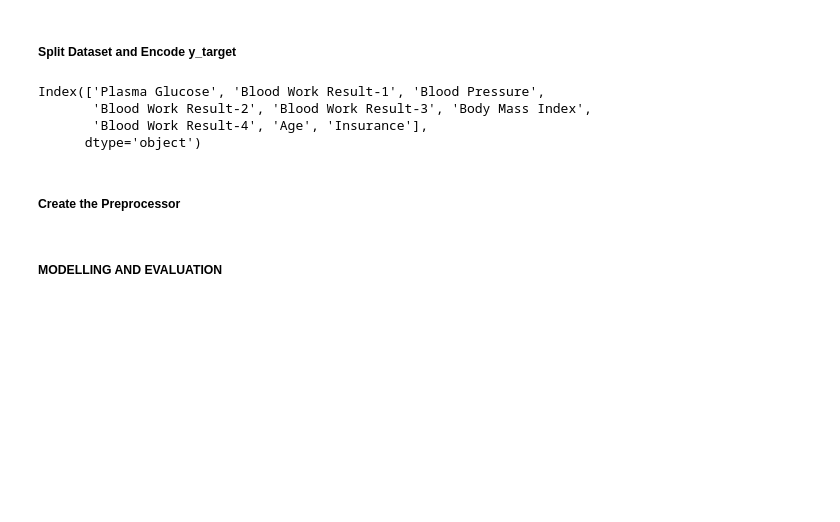
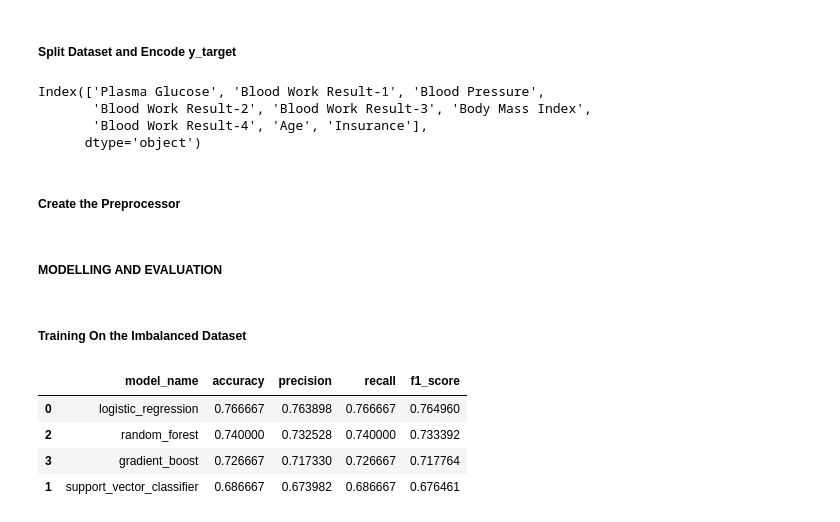
Before and after one commit to AndyMortey/Machine-Learning-API-Using-FastAPI-The-Sepsis-Case-Study, a Jupyter notebook: notebook.ipynb, the cells around one changed output. Cells and saved outputs as stored; diff of their text form; code cells hidden in the pictures; blank space fills up the shorter version.

```diff
--- a/notebook.ipynb
+++ b/notebook.ipynb
@@ -642,3 +642,56 @@ models = [
     ('svc', SVC(random_state=42, probability=True)),
     ('gradient_boost',  GradientBoostingClassifier(random_state=42))
 ]
+# %% [markdown]
+##### Training On the Imbalanced Dataset
+# %%
+#Define the models
+model = [
+    ('logistic_regression', LogisticRegression(random_state=42)),
+    ('support_vector_classifier', SVC(random_state=42, probability=True)),
+    ('random_forest', RandomForestClassifier(random_state=42)),
+    ('gradient_boost', GradientBoostingClassifier(random_state=42))
+]
+
+all_pipelines = {}
+
+#Create a DataFrame for the metrics
+metrics_output = pd.DataFrame(columns=['model_name', 'accuracy', 'precision', 'recall', 'f1_score'])
+
+#Train and evaluate each model
+for model_name, classifier in model:
+
+    #Create pipeline
+    pipeline = Pipeline(steps=[
+        ('preprocessor', preprocessor),
+        ('feature Importance', SelectKBest(mutual_info_classif, k='all')),
+        ('classifier', classifier),
+    ])
+
+    #Fit data to pipeline
+    pipeline.fit(X_train, y_train_encoded)
+    all_pipelines[model_name] = pipeline
+
+    #Make predictions on the test set
+    y_pred = pipeline.predict(X_test)
+
+    #Generate classification report for each model
+    metrics = classification_report(y_test_encoded, y_pred, output_dict=True)
+
+    #Evaluate the model
+    accuracy = metrics['accuracy']
+    precision = metrics['weighted avg']['precision']
+    recall = metrics['weighted avg']['recall']
+    f1_score= metrics['weighted avg']['f1-score']
+
+    #Add metrics to metrics_output
+    metrics_output.loc[len(metrics_output)] = [model_name, accuracy, precision, recall, f1_score]
+# %%
+#Display the metrics_output
+metrics_output.sort_values(ascending=False, by='f1_score')
+# %% [output]
+|  | model_name | accuracy | precision | recall | f1_score |
+| 0 | logistic_regression | 0.766667 | 0.763898 | 0.766667 | 0.764960 |
+| 2 | random_forest | 0.740000 | 0.732528 | 0.740000 | 0.733392 |
+| 3 | gradient_boost | 0.726667 | 0.717330 | 0.726667 | 0.717764 |
+| 1 | support_vector_classifier | 0.686667 | 0.673982 | 0.686667 | 0.676461 |
```
Also changed, not shown: parts of 5 cells of this notebook.
